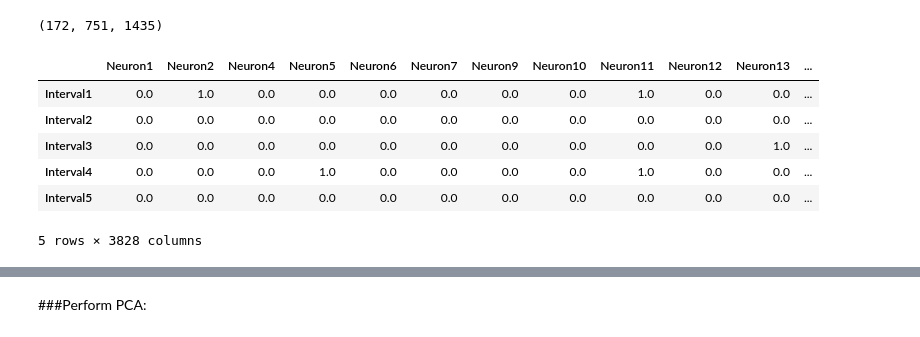
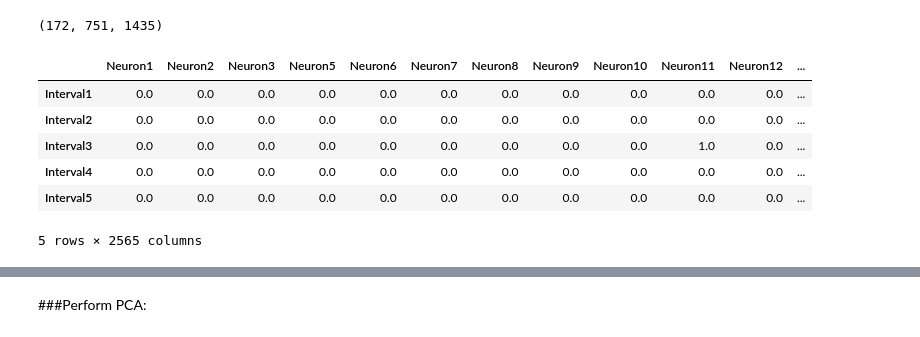
Before and after one commit to LeyloJohnny/Computational-Neuroscience, a Jupyter notebook: Dimensionality_reduction.ipynb, the cells around one changed output, grey strips where cells are left out. Saved outputs shown, nothing was run; the diff lists cells and outputs as text; code cells hidden in the pictures.

```diff
--- a/Dimensionality_reduction.ipynb
+++ b/Dimensionality_reduction.ipynb
@@ -321,12 +321,12 @@ for model in range(len(models)):
     neuron = silent_neurons[model][neuron_number]
     del models_data[model]["Neuron" + str(neuron)]
 # %%
-models_data[0].head()
+models_data[2].head()
 # %% [output]
-|  | Neuron1 | Neuron2 | Neuron4 | Neuron5 | Neuron6 | Neuron7 | Neuron9 | Neuron10 | Neuron11 | Neuron12 | Neuron13 | ... |
-| Interval1 | 0.0 | 1.0 | 0.0 | 0.0 | 0.0 | 0.0 | 0.0 | 0.0 | 1.0 | 0.0 | 0.0 | ... |
+|  | Neuron1 | Neuron2 | Neuron3 | Neuron5 | Neuron6 | Neuron7 | Neuron8 | Neuron9 | Neuron10 | Neuron11 | Neuron12 | ... |
+| Interval1 | 0.0 | 0.0 | 0.0 | 0.0 | 0.0 | 0.0 | 0.0 | 0.0 | 0.0 | 0.0 | 0.0 | ... |
 | Interval2 | 0.0 | 0.0 | 0.0 | 0.0 | 0.0 | 0.0 | 0.0 | 0.0 | 0.0 | 0.0 | 0.0 | ... |
-| Interval3 | 0.0 | 0.0 | 0.0 | 0.0 | 0.0 | 0.0 | 0.0 | 0.0 | 0.0 | 0.0 | 1.0 | ... |
-| Interval4 | 0.0 | 0.0 | 0.0 | 1.0 | 0.0 | 0.0 | 0.0 | 0.0 | 1.0 | 0.0 | 0.0 | ... |
+| Interval3 | 0.0 | 0.0 | 0.0 | 0.0 | 0.0 | 0.0 | 0.0 | 0.0 | 0.0 | 1.0 | 0.0 | ... |
+| Interval4 | 0.0 | 0.0 | 0.0 | 0.0 | 0.0 | 0.0 | 0.0 | 0.0 | 0.0 | 0.0 | 0.0 | ... |
 | Interval5 | 0.0 | 0.0 | 0.0 | 0.0 | 0.0 | 0.0 | 0.0 | 0.0 | 0.0 | 0.0 | 0.0 | ... |
-5 rows × 3828 columns
+5 rows × 2565 columns
```
Also changed, not shown: parts of 8 cells of this notebook.
